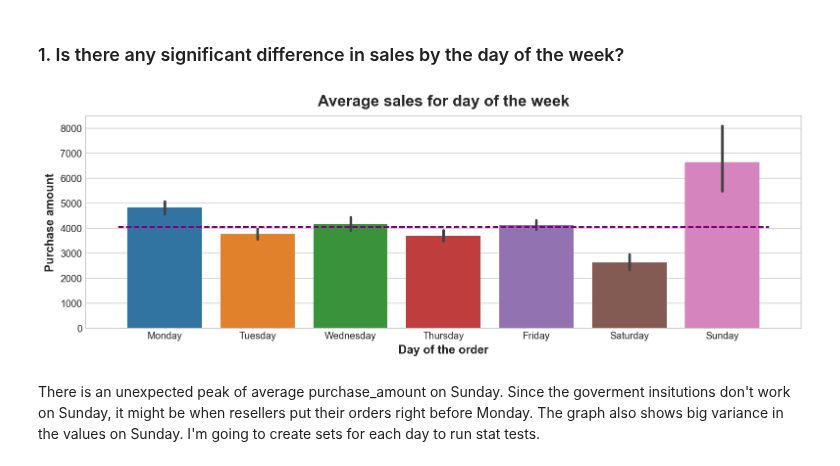
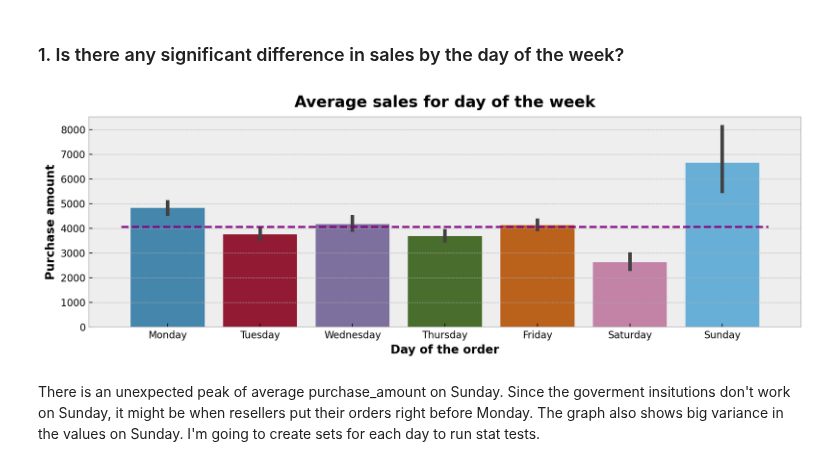
Before and after one commit to The-Real-MVPs/cisco-time-series-analysis, a Jupyter notebook: draft_final_notebook.ipynb, the cells around one changed output. Saved outputs shown, nothing was run; the diff lists cells and outputs as text; code cells hidden in the pictures.

Commit message:
Updated draft final notebook and cleaned up vizualizations, moving them to explore module. Added one of my two questions

```diff
--- a/draft_final_notebook.ipynb
+++ b/draft_final_notebook.ipynb
@@ -20,23 +20,19 @@ This team was tasked to build a model that can predict the sales for Cisco in 20
 Our goal is to explore historical cisco sales to Texas public agencies (school districts, government agencies, municipalities, etc) to present to people who might want to buy into the cisco ecosystem if it is a good idea going forward. This can include potential stock investors or customers or even people looking to train to properly implement Cisco equipment. Assessing Cisco’s strength selling in the state can assure potential buy-in for all those parties. Included in this information will be projected sales a year in the future, with additional 2 and 5 year forecasts.
 </div>
 # %%
-# imports
+# common data science libraries
+import numpy as np
 import pandas as pd
-import src.wrangle as wr
-import src.summaries as s
-from importlib import reload
-import numpy as np
 
+# vizualizations libraries
+import matplotlib.pyplot as plt
+import seaborn as sns
 import statsmodels.api as sm
 
-import warnings
-warnings.filterwarnings('ignore')
+# setting style details for vizualizations
+color_pal = sns.color_palette()
 
-import scipy.stats as stats
-
-import matplotlib.pyplot as plt
-import seaborn as sns
-plt.style.use("seaborn-whitegrid")
+plt.style.use('bmh')
 plt.rc(
     "figure",
     autolayout=True,
@@ -52,9 +48,20 @@ plt.rc(
     titlesize=16,
     titlepad=10,
 )
+
+# project modules
+import src.wrangle as wr
+import src.explore as ex
+
+from importlib import reload
+
+# stylistic preference for dataframe float presenation
+pd.options.display.float_format = '{:,.2f}'.format
+
+# makes vizualizations better in a jupyter notebook
+import warnings
+warnings.filterwarnings('ignore')
 %config InlineBackend.figure_format = 'retina'
-
-pd.options.display.float_format = '{:,.2f}'.format
 # %% [markdown]
 <h3 style="color:#900C3F;">Acquire</h3>
 # %% [markdown]
@@ -101,14 +103,7 @@ days = ['Monday', 'Tuesday', 'Wednesday', 'Thursday', 'Friday', 'Saturday', 'Sun
-# %%
-# visualize
-ax = sns.barplot(data = train, x='day_name', y='purchase_amount', order=days)
-plt.xlabel('Day of the order')
-plt.ylabel('Purchase amount')
-x_left, x_right = ax.get_xlim()
-ax.hlines(train.purchase_amount.mean(), x_left, x_right, ls='--', color='purple')
-plt.title('Average sales for day of the week')
-plt.show()
-# %% [output]
-[figure, removed]
+# %%
+ex.q1_viz()
+# %% [output]
+[figure, added]
 # %% [markdown]
 
 There is an unexpected peak of average purchase_amount on Sunday. Since the goverment insitutions don't work on Sunday, it might be when resellers put their orders right before Monday. The graph also shows big variance in the values on Sunday. I'm going to create sets for each day to run stat tests.
```
Also changed, not shown: parts of 17 cells of this notebook, 3 other files.
